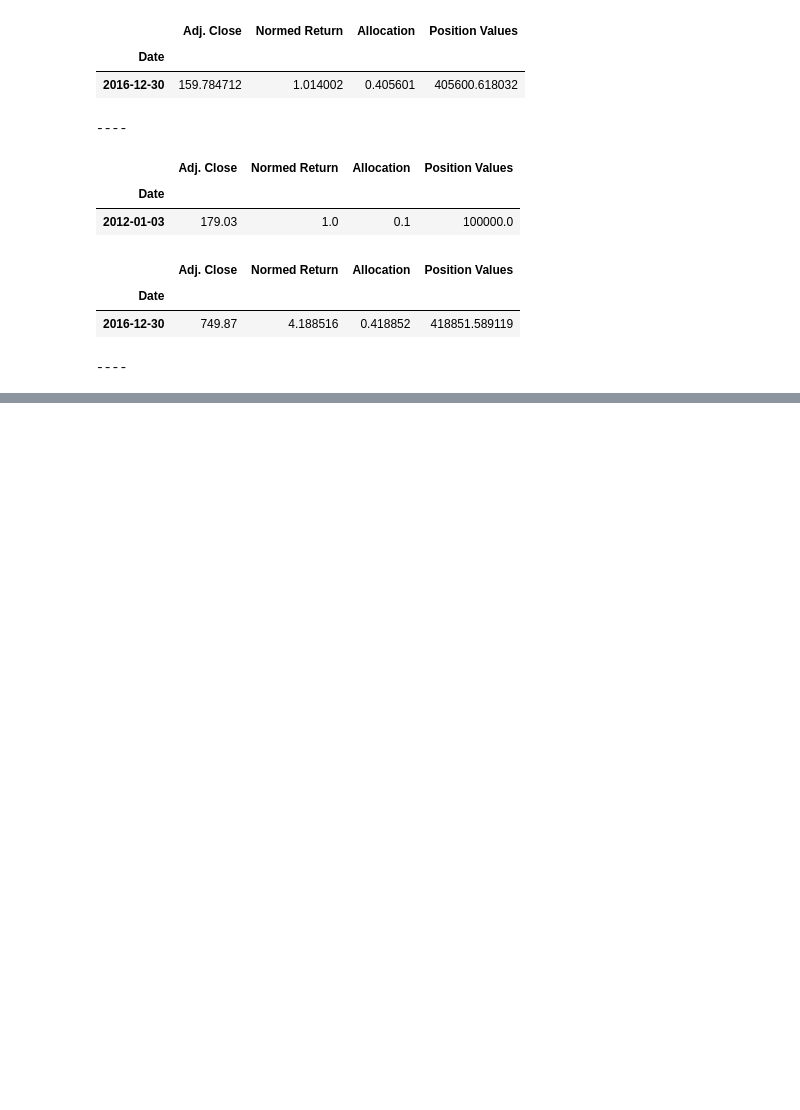
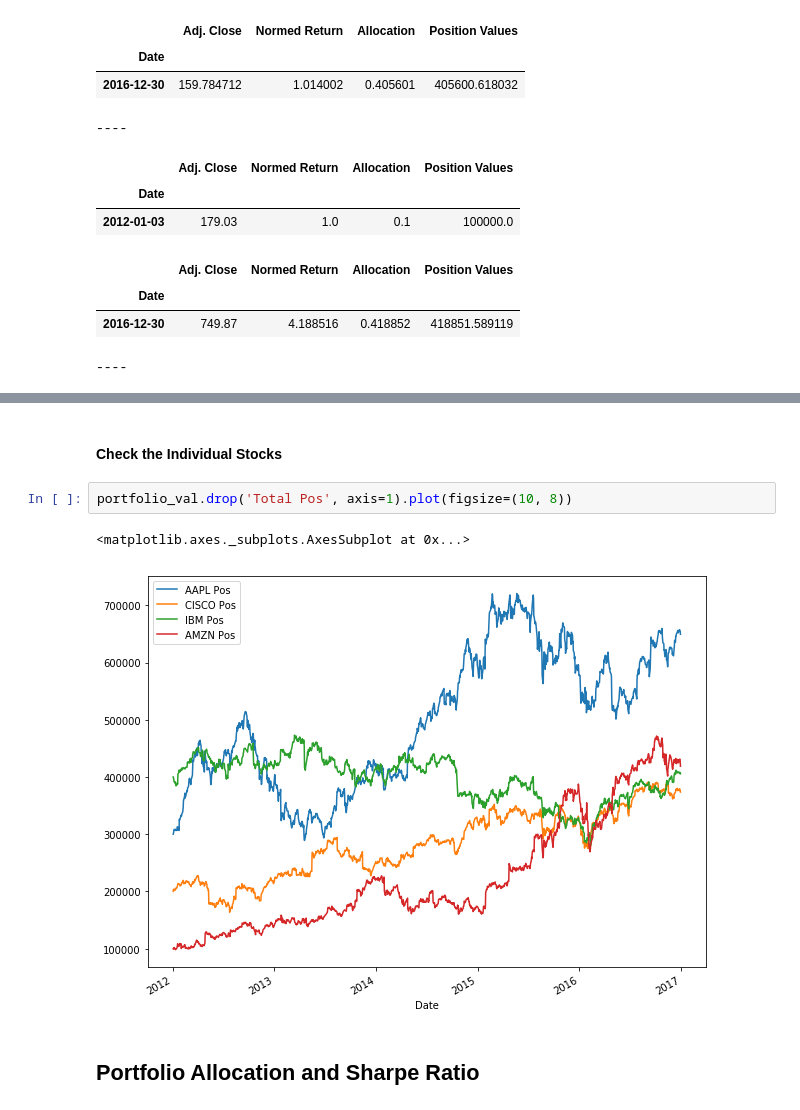
Before and after one commit to rzskhr/Financial-Analysis-and-Algorithmic-Trading, a Jupyter notebook: Python-for-Financial-Analysis-and-Algorithmic-Trading/_/09-Python-Finance-Fundamentals/Scratch.ipynb, the cells around one changed output, grey strips where cells are left out. Cells and saved outputs as stored; diff of their text form; blank space fills up the shorter version.

```diff
--- a/Python-for-Financial-Analysis-and-Algorithmic-Trading/_/09-Python-Finance-Fundamentals/Scratch.ipynb
+++ b/Python-for-Financial-Analysis-and-Algorithmic-Trading/_/09-Python-Finance-Fundamentals/Scratch.ipynb
@@ -190,0 +234,9 @@ portfolio_val
+# %% [markdown]
+#### Check the Individual Stocks
+# %%
+portfolio_val.drop('Total Pos', axis=1).plot(figsize=(10, 8))
+# %% [output]
+<matplotlib.axes._subplots.AxesSubplot at 0x...>
+[figure, added]
+# %% [markdown]
+## Portfolio Allocation and Sharpe Ratio
```
Also changed, not shown: parts of 22 cells of this notebook.
